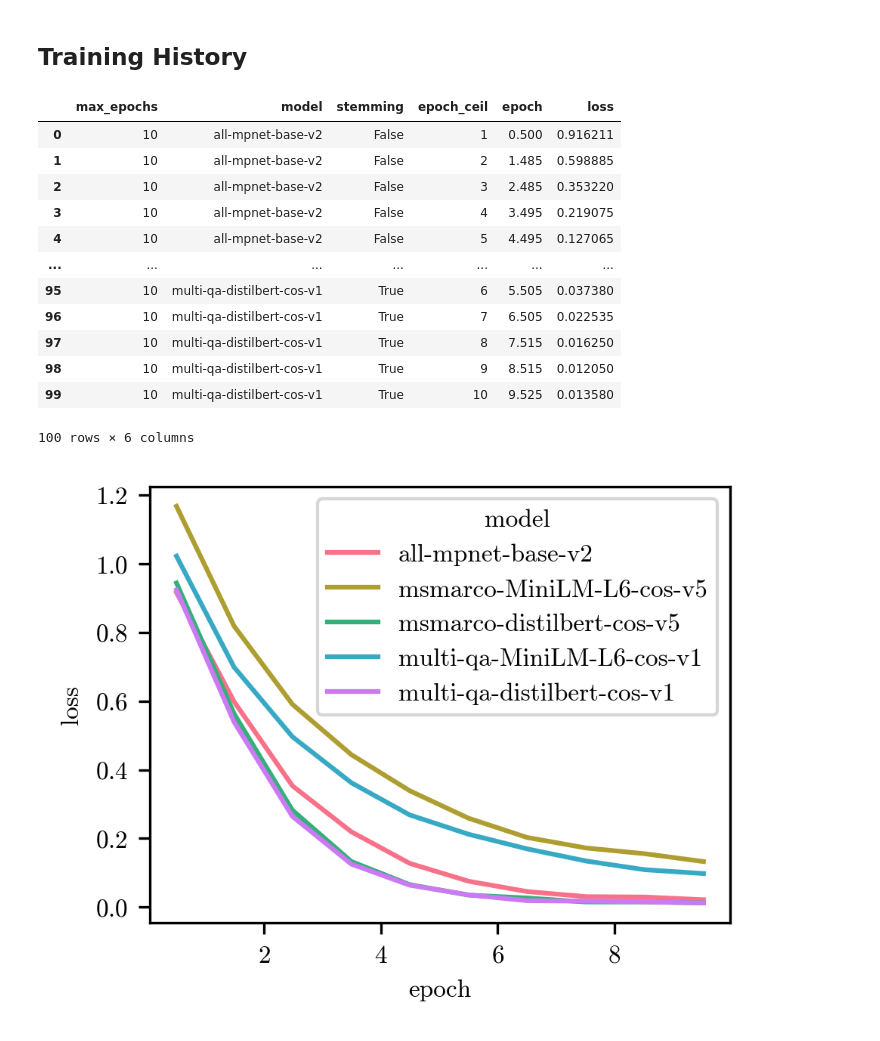
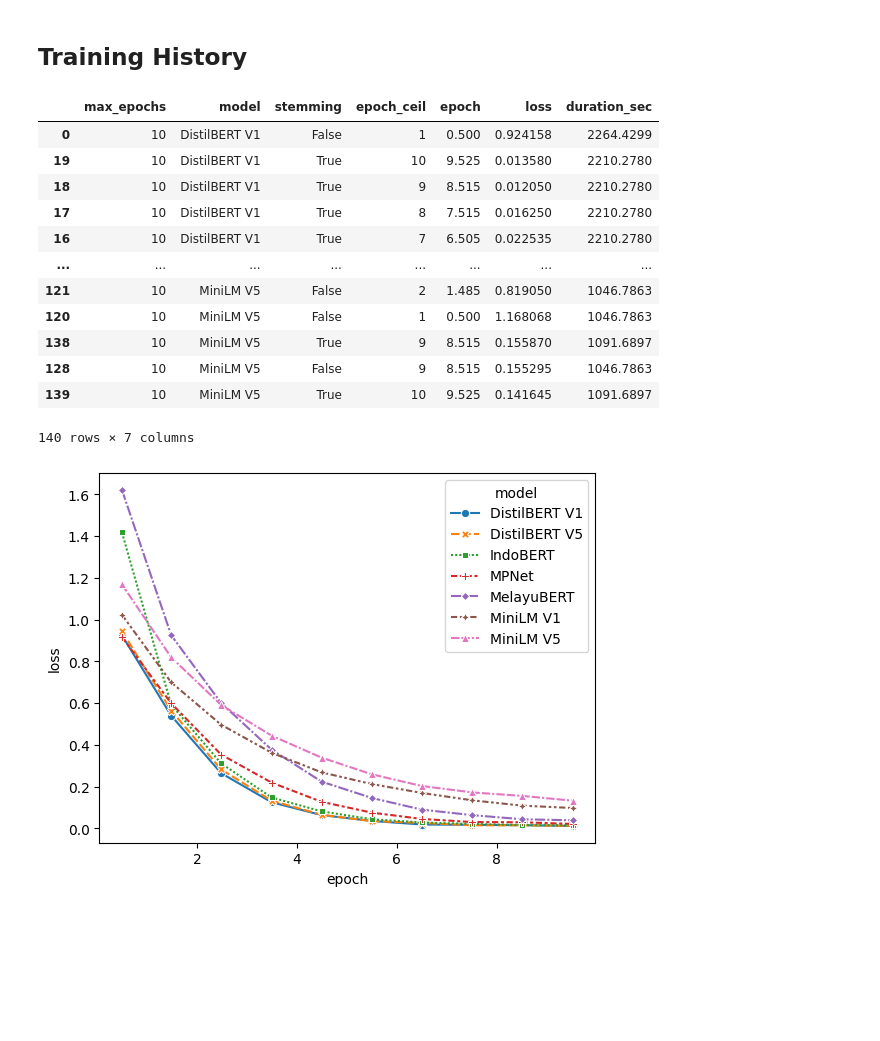
Before and after one commit to Kodesiana/project-2023-amsearch, a Jupyter notebook: notebooks/eda-evals.ipynb, the cells around one changed output. Drawn from its saved outputs; the diff is of its cells as text; code cells hidden in the pictures; blank space fills up the shorter version.

```diff
--- a/notebooks/eda-evals.ipynb
+++ b/notebooks/eda-evals.ipynb
@@ -90,31 +107,41 @@ for file_path in glob.glob("../data/tuning-logs/*.log"):
                     })
             except:
                 print(line)
-# %%
-df_history = pd.DataFrame(train_history)
-df_history = df_history.groupby(["max_epochs", "model", "stemming", "epoch_ceil"]).mean().reset_index() # summarize per epoch
-df_history
-# %% [output]
-|  | max_epochs | model | stemming | epoch_ceil | epoch | loss |
-| 0 | 10 | all-mpnet-base-v2 | False | 1 | 0.500 | 0.916211 |
-| 1 | 10 | all-mpnet-base-v2 | False | 2 | 1.485 | 0.598885 |
-| 2 | 10 | all-mpnet-base-v2 | False | 3 | 2.485 | 0.353220 |
-| 3 | 10 | all-mpnet-base-v2 | False | 4 | 3.495 | 0.219075 |
-| 4 | 10 | all-mpnet-base-v2 | False | 5 | 4.495 | 0.127065 |
-| ... | ... | ... | ... | ... | ... | ... |
-| 95 | 10 | multi-qa-distilbert-cos-v1 | True | 6 | 5.505 | 0.037380 |
-| 96 | 10 | multi-qa-distilbert-cos-v1 | True | 7 | 6.505 | 0.022535 |
-| 97 | 10 | multi-qa-distilbert-cos-v1 | True | 8 | 7.515 | 0.016250 |
-| 98 | 10 | multi-qa-distilbert-cos-v1 | True | 9 | 8.515 | 0.012050 |
-| 99 | 10 | multi-qa-distilbert-cos-v1 | True | 10 | 9.525 | 0.013580 |
-100 rows × 6 columns
+# %%
+df_history = pd.DataFrame(train_history)
+df_history["model"] = df_history["model"].replace({
+    "all-mpnet-base-v2": "MPNet",
+    "uncased": "IndoBERT",
+    "RT": "MelayuBERT",
+    "multi-qa-distilbert-cos-v1": "DistilBERT V1",
+    "multi-qa-MiniLM-L6-cos-v1": "MiniLM V1",
+    "msmarco-distilbert-cos-v5": "DistilBERT V5",
+    "msmarco-MiniLM-L6-cos-v5": "MiniLM V5",
+})
+
+df_history = df_history.groupby(["max_epochs", "model", "stemming", "epoch_ceil"]).mean().reset_index().sort_values("model") # summarize per epoch
+df_history
+# %% [output]
+|  | max_epochs | model | stemming | epoch_ceil | epoch | loss | duration_sec |
+| 0 | 10 | DistilBERT V1 | False | 1 | 0.500 | 0.924158 | 2264.4299 |
+| 19 | 10 | DistilBERT V1 | True | 10 | 9.525 | 0.013580 | 2210.2780 |
+| 18 | 10 | DistilBERT V1 | True | 9 | 8.515 | 0.012050 | 2210.2780 |
+| 17 | 10 | DistilBERT V1 | True | 8 | 7.515 | 0.016250 | 2210.2780 |
+| 16 | 10 | DistilBERT V1 | True | 7 | 6.505 | 0.022535 | 2210.2780 |
+| ... | ... | ... | ... | ... | ... | ... | ... |
+| 121 | 10 | MiniLM V5 | False | 2 | 1.485 | 0.819050 | 1046.7863 |
+| 120 | 10 | MiniLM V5 | False | 1 | 0.500 | 1.168068 | 1046.7863 |
+| 138 | 10 | MiniLM V5 | True | 9 | 8.515 | 0.155870 | 1091.6897 |
+| 128 | 10 | MiniLM V5 | False | 9 | 8.515 | 0.155295 | 1046.7863 |
+| 139 | 10 | MiniLM V5 | True | 10 | 9.525 | 0.141645 | 1091.6897 |
+140 rows × 7 columns
 # %%
 dd_filters = (df_history["stemming"] == False) & (df_history["max_epochs"] == 10)
 
-sns.lineplot(df_history[dd_filters], x="epoch", y="loss", hue="model")
+sns.lineplot(df_history[dd_filters], x="epoch", y="loss", hue="model", style="model", markers=True)
 plt.show()
 # %% [output]
-[figure, old version]
+[figure, new version]
 # %%
 dd_filters = (df_history["stemming"] == True) & (df_history["max_epochs"] == 10)
 
```
Also changed, not shown: parts of 8 cells of this notebook, 1 other file.
